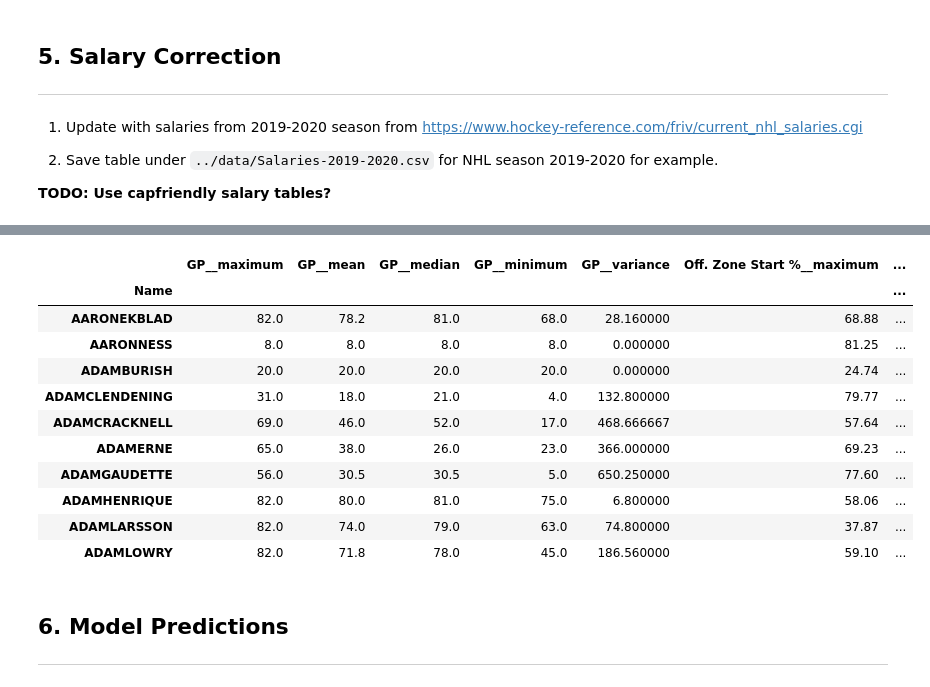
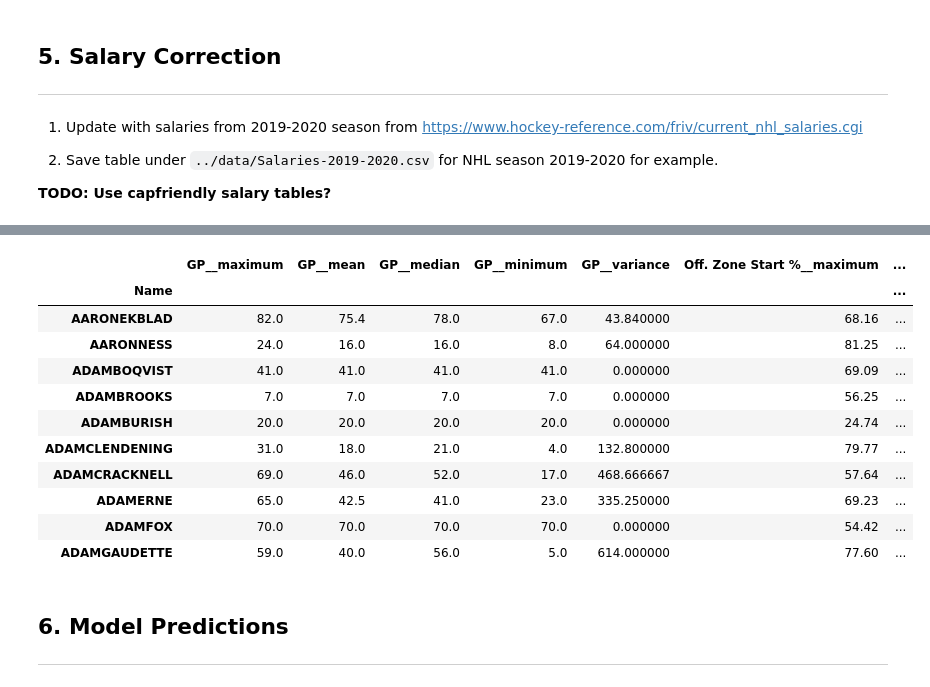
Before and after one commit to noiseux1523/NHL-Player-Projection, a Jupyter notebook: notebooks/Pool-Dataset-v2.ipynb, the cells around one changed output, grey strips where cells are left out. Cells and saved outputs as stored; diff of their text form; code cells hidden in the pictures.

```diff
--- a/notebooks/Pool-Dataset-v2.ipynb
+++ b/notebooks/Pool-Dataset-v2.ipynb
@@ -329,7 +329,7 @@ year_by_year = nhl_players_features.groupby('Player').tail(5).pivot_table(index=
 year_by_year.columns = ['_'.join(str(i) for i in col) for col in year_by_year.columns.values]
 
 # TODO: make sur we keep only 5 years
-for yr in ['2007', '2008', '2009', '2010', '2011', '2012', '2013']:
+for yr in ['2007', '2008', '2009', '2010', '2011', '2012', '2013', '2014']:
     year_by_year = year_by_year.drop(list(filter(re.compile(f".*_{yr}").match, year_by_year.columns)), axis=1)
 features_filtered_direct = pd.concat([features_filtered_direct, year_by_year], axis=1)
 features_filtered_direct['Position'] = nhl_players.groupby('Player').tail(1).Position.values
@@ -469,8 +520,8 @@ nhl_def_contracts.head()
 # %%
-nhl_contracts = pd.concat([nhl_att_contracts, nhl_def_contracts], sort=True)
-# TODO: Cap Hit_18 will be different probably
-nhl = nhl.join(nhl_contracts[['Unnamed: 2', 'Unnamed: 3', 'END', 'Cap Hit_18']])
-nhl = nhl.rename({'Unnamed: 2': "Last Name", 'Unnamed: 3': 'First Name'}, axis=1)
+# nhl_contracts = pd.concat([nhl_att_contracts, nhl_def_contracts], sort=True)
+# # TODO: Cap Hit_18 will be different probably
+# nhl = nhl.join(nhl_contracts[['Unnamed: 2', 'Unnamed: 3', 'END', 'Cap Hit_18']])
+# nhl = nhl.rename({'Unnamed: 2': "Last Name", 'Unnamed: 3': 'First Name'}, axis=1)
 # %% [markdown]
 ## 5. Salary Correction
 ---
@@ -483,27 +565,4 @@ nhl = nhl.rename({'Unnamed: 2': "Last Name", 'Unnamed: 3': 'First Name'}, axis=1
 # %%
-# Salaries of 2019-2020 season
-nhl_salaries = pd.read_csv('../data/Salaries-2019-2020.csv', header=None, sep=';', encoding = "utf-8")
-nhl_salaries.columns = ['Player', 'Team', 'Salary', 'Cap_Hit']
-nhl_salaries['Name'] = nhl_salaries.Player.apply(lambda player: re.sub(r'\W+', '', f'{player}').upper())
-nhl_salaries.set_index('Name', inplace=True)
-nhl_salaries.rename({'BURMISTROVALEX': 'BURMISTROVALEXANDER',
-                     'BURROWSALEX': 'BURROWSALEXANDRE',
-                     'CAMMALLERIMIKE': 'CAMMALLERIMICHAEL',
-                     'DEANGELOTONY': 'DEANGELOANTHONY',
-                     'DIDOMENICOCHRIS': 'DIDOMENICOCHRISTOPHER',
-                     'EDLERALEX': 'EDLERALEXANDER',
-                     'ENSTROMTOBY': 'ENSTROMTOBIAS',
-                     'FERLANDMICHEAL': 'FERLANDMICHAEL',
-                     'HINOSTROZAVINNIE': 'HINOSTROZAVINCENT',
-                     'KULEMINNIKOLAY': 'KULEMINNIKOLAI',
-                     'MARCHESSAULTJONATHAN': 'AUDYMARCHESSAULTJONATHAN',
-                     'MATHESONMIKE': 'MATHESONMICHAEL',
-                     'MORRISSEYJOSH': 'MORRISSEYJOSHUA',
-                     'PETROVICALEX': 'PETROVICALEXANDER',
-                     'RADULOVALEX': 'RADULOVALEXANDER',
-                     'WENNBERGALEX': 'WENNBERGALEXANDER'}, inplace = True)
-nhl_salaries.head()
-
 # Reverse index of df and join the salaries
 nhl = nhl.drop('Team', axis=1)
 nhl = nhl.join(nhl_salaries[['Team', 'Cap_Hit']])
@@ -513,14 +572,14 @@ nhl['Cap_Hit'] = nhl['Cap_Hit'].replace(',', '', regex=True).astype(float)
 
 # If contract ended last year, put ending year and cap hit from last year to NaN and add manually
 # TODO: END year will be different and Cap Hit_18
-nhl.loc[nhl.END == 19, 'Cap Hit_18'] = np.nan
-nhl.loc[nhl.END == 19, 'END'] = np.nan
+nhl.loc[nhl.End <= 20, 'Cap Hit_19'] = np.nan
+nhl.loc[nhl.End <= 20, 'End'] = np.nan
 
 # If no match for hockey reference salaries, use contract from last year
 # All contracts ending have been assigne NaN, so all remaining contracts are valid,
 # thus, this operation will transfer only good contracts
 # TODO: Cap Hit_18 will be different
-nhl.loc[~(nhl.Cap_Hit > 0), 'Cap_Hit'] = nhl.loc[~(nhl.Cap_Hit > 0), 'Cap Hit_18']
-nhl = nhl.drop('Cap Hit_18', axis=1)
+nhl.loc[~(nhl.Cap_Hit > 0), 'Cap_Hit'] = nhl.loc[~(nhl.Cap_Hit > 0), 'Cap_Hit_19']
+nhl = nhl.drop('Cap_Hit_19', axis=1)
 nhl.head()
 # %% [output]
@@ -541,24 +593,24 @@ nhl.head()
 # %%
 # Filter to get only desired columns
-nhl = nhl.filter(regex=("First Name|Last Name|Age$|Position|Team|^GP|^TOI/GP_x|^Total Points|^PTS_expected|^Total Points/GP|^On-Ice SH%|^TOI_PP|^Total Points_PP|^iSCF|^Off. Zone Start %|^PDO|Score|END|Cap_Hit"))
+nhl = nhl.filter(regex=("First Name|Last Name|Age$|Position|Team|^GP|^TOI/GP_x|^Total Points|^PTS_expected|^Total Points/GP|^On-Ice SH%|^TOI_PP|^Total Points_PP|^iSCF|^Off. Zone Start %|^PDO|Score|End|Cap_Hit"))
 nhl['Team'] = nhl['Team'].apply(lambda tm: str(tm).split('/')[-1])
 # TODO: 'TOI/GP_PP_2018' will be different
-nhl['TOI/GP_PP_2018'] = nhl['TOI_PP_2018']/nhl['GP_2018']
+nhl['TOI/GP_PP_2019'] = nhl['TOI_PP_2019']/nhl['GP_2019']
 nhl = nhl[nhl.index != 'NANNAN']
 nhl.head(10)
 # %% [output]
 |  | GP__maximum | GP__mean | GP__median | GP__minimum | GP__variance | Off. Zone Start %__maximum | ... |
 | Name |  |  |  |  |  |  | ... |
-| AARONEKBLAD | 82.0 | 78.2 | 81.0 | 68.0 | 28.160000 | 68.88 | ... |
-| AARONNESS | 8.0 | 8.0 | 8.0 | 8.0 | 0.000000 | 81.25 | ... |
+| AARONEKBLAD | 82.0 | 75.4 | 78.0 | 67.0 | 43.840000 | 68.16 | ... |
+| AARONNESS | 24.0 | 16.0 | 16.0 | 8.0 | 64.000000 | 81.25 | ... |
+| ADAMBOQVIST | 41.0 | 41.0 | 41.0 | 41.0 | 0.000000 | 69.09 | ... |
+| ADAMBROOKS | 7.0 | 7.0 | 7.0 | 7.0 | 0.000000 | 56.25 | ... |
 | ADAMBURISH | 20.0 | 20.0 | 20.0 | 20.0 | 0.000000 | 24.74 | ... |
 | ADAMCLENDENING | 31.0 | 18.0 | 21.0 | 4.0 | 132.800000 | 79.77 | ... |
 | ADAMCRACKNELL | 69.0 | 46.0 | 52.0 | 17.0 | 468.666667 | 57.64 | ... |
-| ADAMERNE | 65.0 | 38.0 | 26.0 | 23.0 | 366.000000 | 69.23 | ... |
-| ADAMGAUDETTE | 56.0 | 30.5 | 30.5 | 5.0 | 650.250000 | 77.60 | ... |
-| ADAMHENRIQUE | 82.0 | 80.0 | 81.0 | 75.0 | 6.800000 | 58.06 | ... |
-| ADAMLARSSON | 82.0 | 74.0 | 79.0 | 63.0 | 74.800000 | 37.87 | ... |
-| ADAMLOWRY | 82.0 | 71.8 | 78.0 | 45.0 | 186.560000 | 59.10 | ... |
+| ADAMERNE | 65.0 | 42.5 | 41.0 | 23.0 | 335.250000 | 69.23 | ... |
+| ADAMFOX | 70.0 | 70.0 | 70.0 | 70.0 | 0.000000 | 54.42 | ... |
+| ADAMGAUDETTE | 59.0 | 40.0 | 56.0 | 5.0 | 614.000000 | 77.60 | ... |
 # %% [markdown]
 ## 6. Model Predictions
 ---
```
Also changed, not shown: parts of 10 cells of this notebook.
